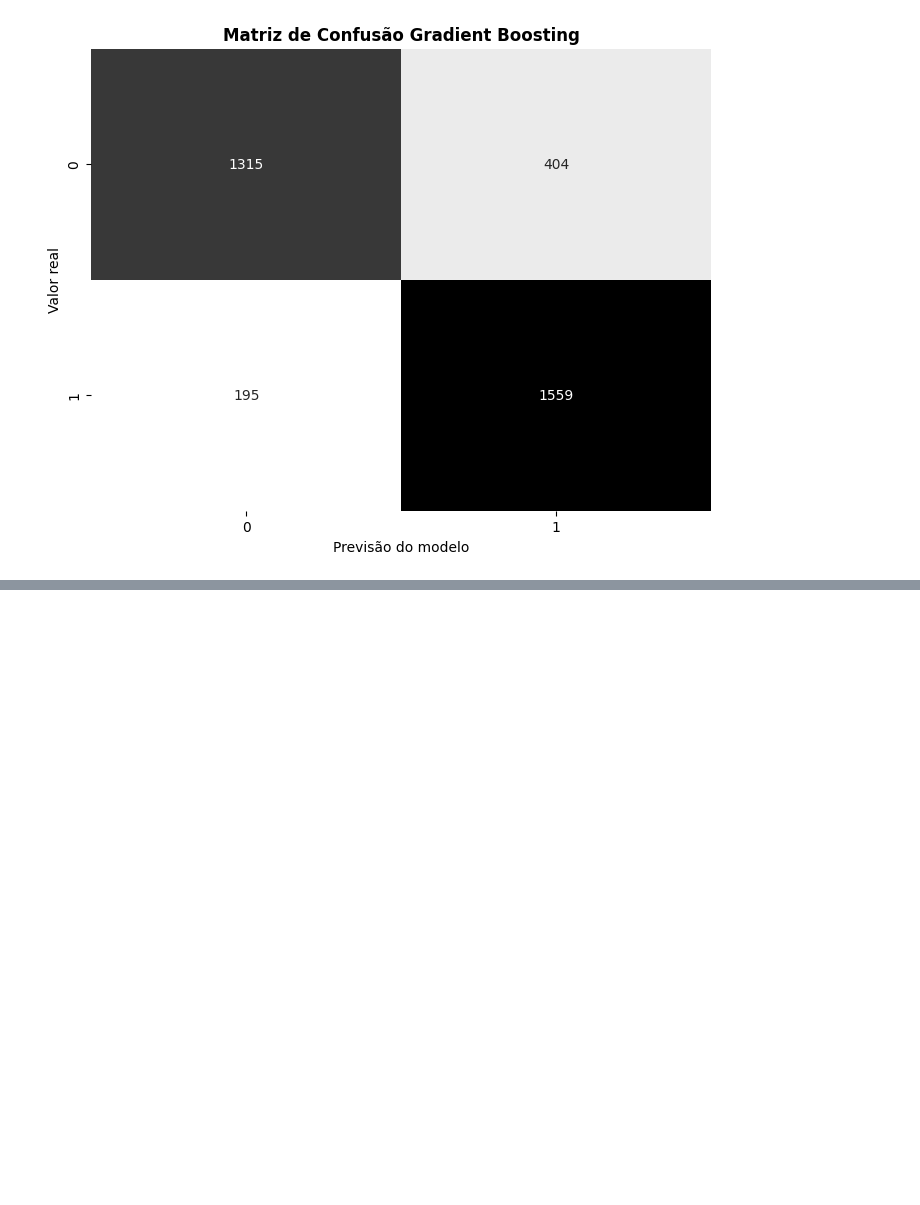
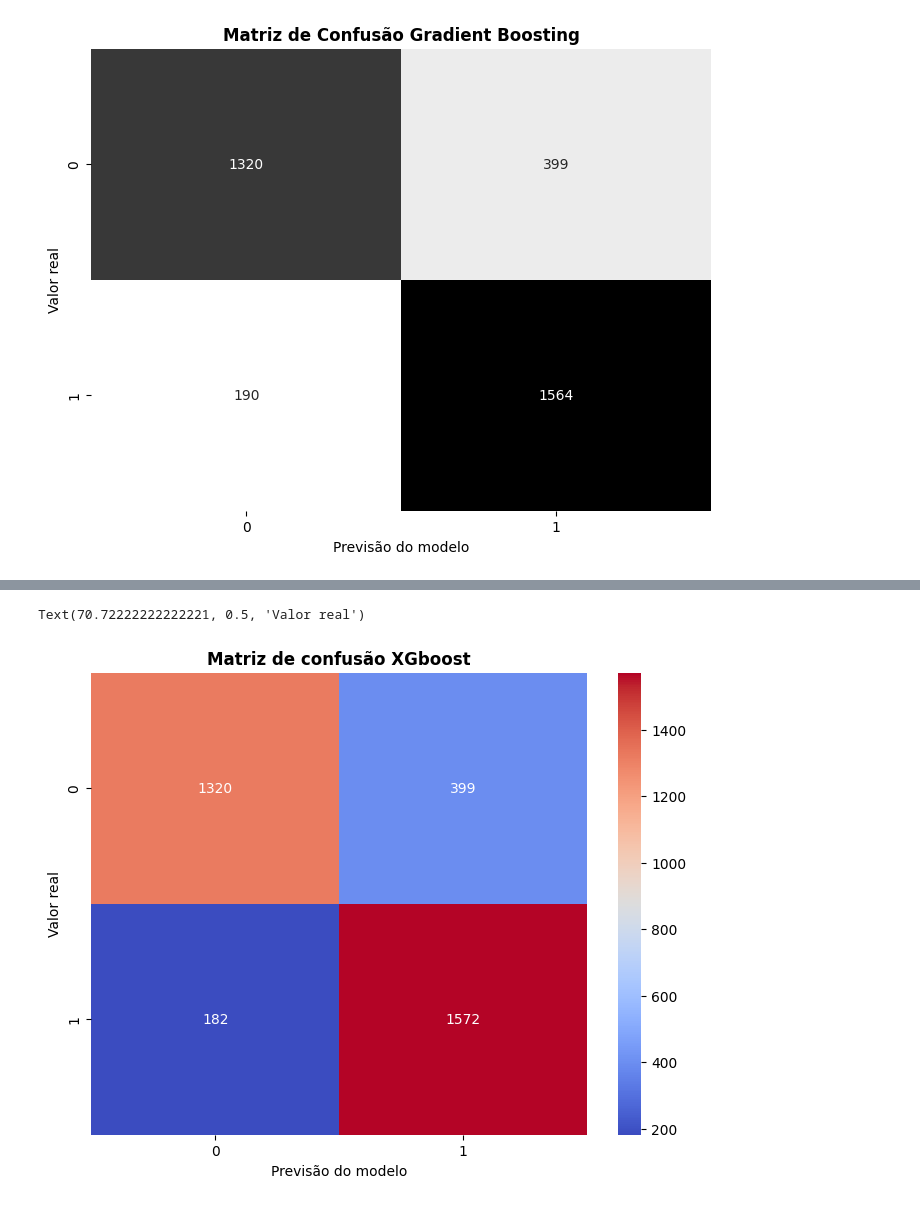
Before and after one commit to felipetamiozzo/SpotifyHits_Classification, a Jupyter notebook: src/spotifyhits_classification.ipynb, the cells around one changed output, grey strips where cells are left out. Cells and saved outputs as stored; diff of their text form; code cells hidden in the pictures; blank space fills up the shorter version.

```diff
--- a/src/spotifyhits_classification.ipynb
+++ b/src/spotifyhits_classification.ipynb
@@ -275,3 +301,9 @@ Músicas de hit são altas e energéticas. Para um modelo de Machine Learning, i
 # %%
-X = df.drop(['track','artist','uri','target'], axis = 1 )
-y = df['target']
+#Criando 'flag' para ajudar o modelo a tomada de decisões
+df['is_vocal_track'] = (df['instrumentalness'] < 0.01).astype(int)
+
+#Dropando features de baixa importância
+features_to_drop = [
+    'track', 'artist', 'uri', 'target',
+    'liveness', 'tempo', 'speechiness'
+]
@@ -278,3 +317,6 @@ y = df['target']
+# %%
+X = df.drop(features_to_drop, axis = 1, errors = 'ignore')
+y = df['target']
 # %%
 #Treinando o modelo
 X_train,X_test,y_train, y_test = train_test_split(X, y, test_size = 0.2, random_state= 42)
@@ -503,0 +569,19 @@ plt.show()
+# %%
+
+
+#Definindo o modelo
+xgb_model = xgb.XGBClassifier(
+    random_state = 42,
+    n_estimators = 100,
+    learning_rate = 0.1,
+    max_depth = 4,
+    n_jobs = -1,
+    eval_metric = 'logloss',
+    reg_alpha = 0,
+    reg_lambda = 1
+)
+
+xgb_model.fit(X_train, y_train)
+y_pred = xgb_model.predict(X_test)
+
+print(f'Métricas: {classification_report(y_test,y_pred)}')
@@ -503,0 +597,12 @@ plt.show()
+# %%
+#Matriz de confusão
+cm = confusion_matrix(y_test, y_pred)
+
+plt.figure(figsize=(8,6))
+sns.heatmap(cm, annot = True, fmt = 'd', cmap= 'coolwarm')
+plt.title('Matriz de confusão XGboost', fontweight = 'bold')
+plt.xlabel('Previsão do modelo')
+plt.ylabel('Valor real')
+# %% [output]
+Text(70.72222222222221, 0.5, 'Valor real')
+[figure, added]
```
Also changed, not shown: parts of 42 cells of this notebook, 11 other files.
